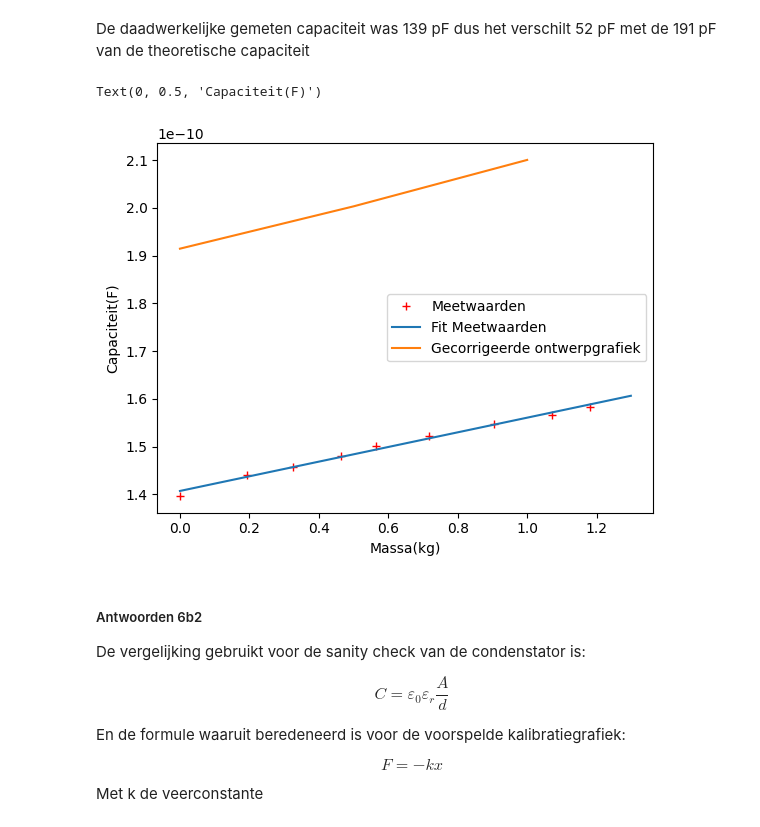
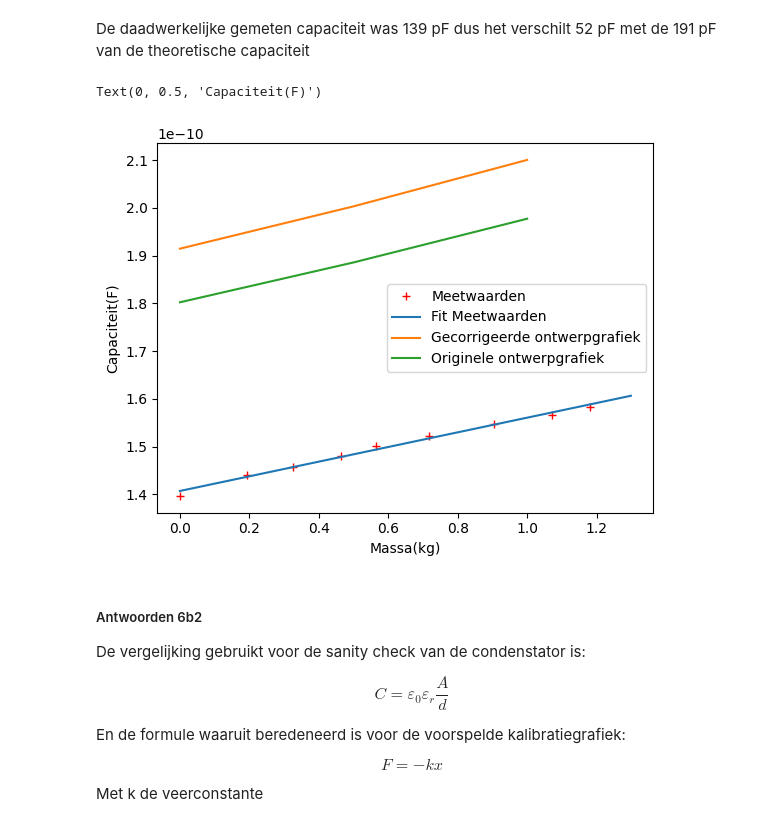
Before and after one commit to T-L-cc/opdrachten-DEF-D, a Jupyter notebook: DigitaleOntwerpopdrachten/1CondensatorOpdracht/CondensatorOntwerpopdracht.ipynb, the cells around one changed output. Saved outputs shown, nothing was run; the diff lists cells and outputs as text; code cells hidden in the pictures.

```diff
--- a/DigitaleOntwerpopdrachten/1CondensatorOpdracht/CondensatorOntwerpopdracht.ipynb
+++ b/DigitaleOntwerpopdrachten/1CondensatorOpdracht/CondensatorOntwerpopdracht.ipynb
@@ -1049,33 +1049,34 @@ De daadwerkelijke gemeten capaciteit was 139 pF dus het verschilt 52 pF met de 1
 # %%
 massas = np.array([0,0.5638,0.463,1.1806,0.7176,0.7176+0.3548,0.9032,0.1924,0.3247])
 Voltages = np.array([0.702,0.755,0.744,0.796,0.765,0.787,0.778,0.724,0.732])
 # We beschouwen het karton als een veer met een constante veerconstante, waardoor de capacitiet linear toe zal nemen.
-#we verwachten dat de dikte van het karton onder het gewicht van 0,5 kilo 0.05 mm afneemt =. En onder 1 kilo 0.1mm linea
+#we verwachten dat de dikte van het karton onder het gewicht van 0,5 kilo 0.05 mm afneemt =. En onder 1 kilo 0.1mm lineair
 
 massas_exp = np.array([0,0.5,1]) #data voor de voorspelde kalibratiegrafiek
 diktes = np.array([d_karton, d_karton - 5e-5, d_karton - 10e-5])
 
 def vlakkeplaat(A, d, eps_r, idealiteitsfactor):#formule voor capaciteit
     C = idealiteitsfactor * eps_0 * eps_r * A / d
     return C
 
 Capaciteit = Voltages/(2*1000*8*np.pi*100e3)
 
 x1 = np.linspace(0,1.1 * np.max(massas),100)
 
 def fitfunc(x, A, B):
     return A + B * x
 
 popt2, pcov2 = curve_fit(fitfunc, massas, Capaciteit)
 plt.plot(massas, Capaciteit, 'r+', label='Meetwaarden')
 plt.plot(x1, fitfunc(x1, *popt2), label= 'Fit Meetwaarden')
 plt.plot(massas_exp, vlakkeplaat(A_plaat, diktes, eps_pap, idealiteitsfactor), label = 'Gecorrigeerde ontwerpgrafiek')
+plt.plot(massas_exp, vlakkeplaat(A_plaat, diktes, eps_pap, 1), label = 'Originele ontwerpgrafiek')
 plt.legend()
 plt.xlabel('Massa(kg)')
 plt.ylabel('Capaciteit(F)')
 # %% [output]
 Text(0, 0.5, 'Capaciteit(F)')
-[figure, old version]
+[figure, new version]
 # %% [markdown]
 ##### Antwoorden 6b2
 
```
Also changed, not shown: parts of 4 cells of this notebook.
